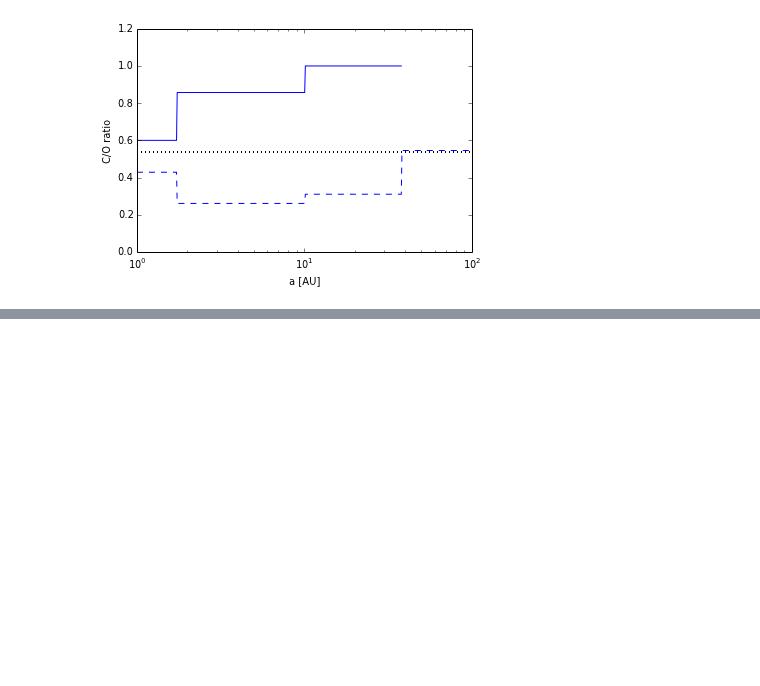
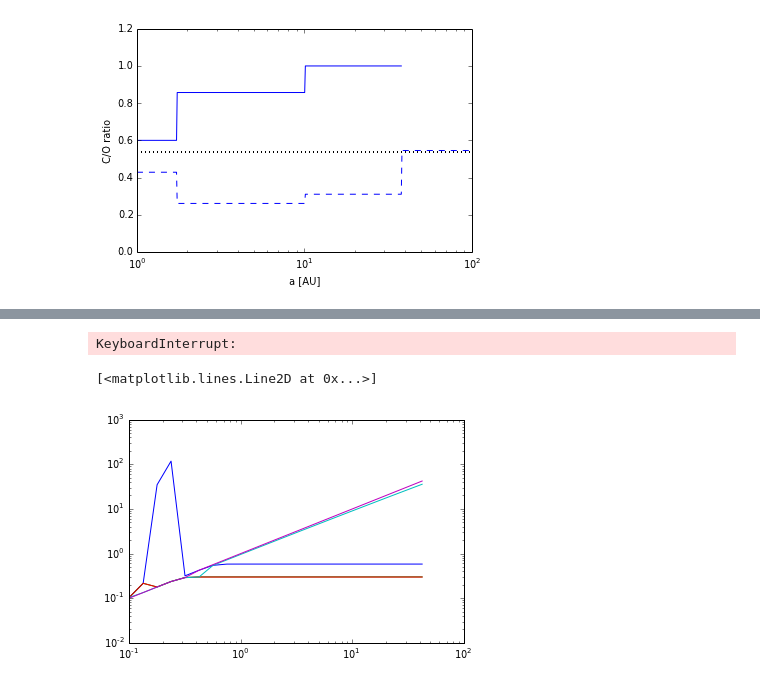
Before and after one commit to apiso/Thesis, a Jupyter notebook: python/CO_plots.ipynb, the cells around one changed output, grey strips where cells are left out. Cells and saved outputs as stored; diff of their text form; code cells hidden in the pictures; blank space fills up the shorter version.

```diff
--- a/python/CO_plots.ipynb
+++ b/python/CO_plots.ipynb
@@ -102,0 +98,32 @@ plt.loglog(s, tss, '.')
+# %%
+#reload(rf)
+a = logspace(-1, 2, 25)
+
+s1, s2, s3, s4, s5, s6, s7, s8, s9 = [], [], [], [], [], [], [], [], []
+for i in range(len(a)):
+    s1 = append(s1, rf(a[i], 0.1, 18, 5800, rhos = 2.0, betaS = 1., npts = 1e7)[0])
+    s2 = append(s2, rf(a[i], 1, 18, 5800, rhos = 2.0, betaS = 1., npts = 1e7)[0])
+    s3 = append(s3, rf(a[i], 1e2, 18, 5800, rhos = 2.0, betaS = 1., npts = 1e7)[0])
+    s4 = append(s4, rf(a[i], 1e3, 18, 5800, rhos = 2.0, betaS = 1., npts = 1e7)[0])
+    s5 = append(s5, rf(a[i], 1e4, 18, 5800, rhos = 2.0, betaS = 1., npts = 1e7)[0])
+    s6 = append(s6, rf(a[i], 1e5, 18, 5800, rhos = 2.0, betaS = 1., npts = 1e7)[0])
+    s7 = append(s7, rf(a[i], 1e6, 18, 5800, rhos = 2.0, betaS = 1., npts = 1e7)[0])
+    s8 = append(s8, rf(a[i], 1e7, 18, 5800, rhos = 2.0, betaS = 1., npts = 1e7)[0])
+    s9 = append(s9, rf(a[i], 1e8, 18, 5800, rhos = 2.0, betaS = 1., npts = 1e7)[0])
+# %% [output]
+KeyboardInterrupt:
+# %%
+a = a[:22]
+# %%
+#plt.loglog(a, s1)
+plt.loglog(a, s2)
+plt.loglog(a, s3)
+plt.loglog(a, s4)
+plt.loglog(a, s5)
+plt.loglog(a, s6)
+#plt.loglog(a, s7)
+#plt.loglog(a, s8)
+#plt.loglog(a, s9)
+# %% [output]
+[<matplotlib.lines.Line2D at 0x...>]
+[figure, added]
```
Also changed, not shown: parts of 12 cells of this notebook, 6 other files.
